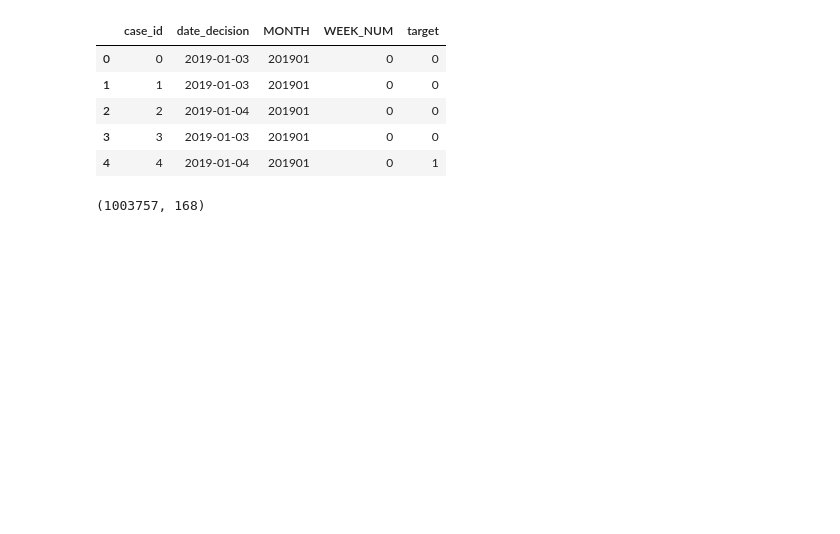
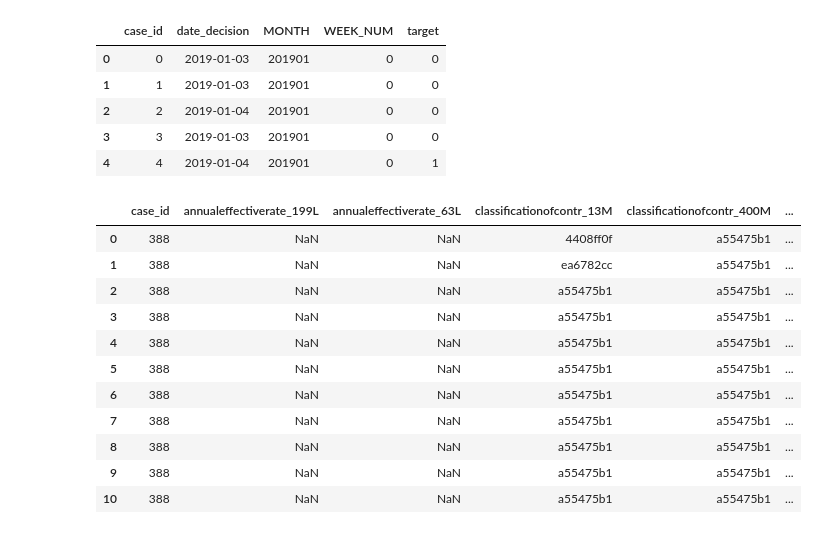
Before and after one commit to BartvanWoesik/home_credit, a Jupyter notebook: Notebooks/Data Exploration/DataCombination.ipynb, the cells around one changed output. Drawn from its saved outputs; the diff is of its cells as text; code cells hidden in the pictures; blank space fills up the shorter version.

Commit message:
update data pipeline

```diff
--- a/Notebooks/Data Exploration/DataCombination.ipynb
+++ b/Notebooks/Data Exploration/DataCombination.ipynb
@@ -24,9 +21,20 @@ df_base.head()
 | 3 | 3 | 2019-01-03 | 201901 | 0 | 0 |
 | 4 | 4 | 2019-01-04 | 201901 | 0 | 1 |
 # %%
-df_static_0 = pd.read_parquet(data_path / "train_static_0_0.parquet")
-df_static_0.head()
-df_static_0.shape
+df_credit = pd.read_parquet(data_path / "train_credit_bureau_a_1_0.parquet")
-# %% [output]
-(1003757, 168)
+# %%
+df_credit[df_credit['case_id'] == 388]
+# %% [output]
+|  | case_id | annualeffectiverate_199L | annualeffectiverate_63L | classificationofcontr_13M | classificationofcontr_400M | ... |
+| 0 | 388 | NaN | NaN | 4408ff0f | a55475b1 | ... |
+| 1 | 388 | NaN | NaN | ea6782cc | a55475b1 | ... |
+| 2 | 388 | NaN | NaN | a55475b1 | a55475b1 | ... |
+| 3 | 388 | NaN | NaN | a55475b1 | a55475b1 | ... |
+| 4 | 388 | NaN | NaN | a55475b1 | a55475b1 | ... |
+| 5 | 388 | NaN | NaN | a55475b1 | a55475b1 | ... |
+| 6 | 388 | NaN | NaN | a55475b1 | a55475b1 | ... |
+| 7 | 388 | NaN | NaN | a55475b1 | a55475b1 | ... |
+| 8 | 388 | NaN | NaN | a55475b1 | a55475b1 | ... |
+| 9 | 388 | NaN | NaN | a55475b1 | a55475b1 | ... |
+| 10 | 388 | NaN | NaN | a55475b1 | a55475b1 | ... |
 # %%
```
Also changed, not shown: parts of 13 cells of this notebook, 2 other files.
